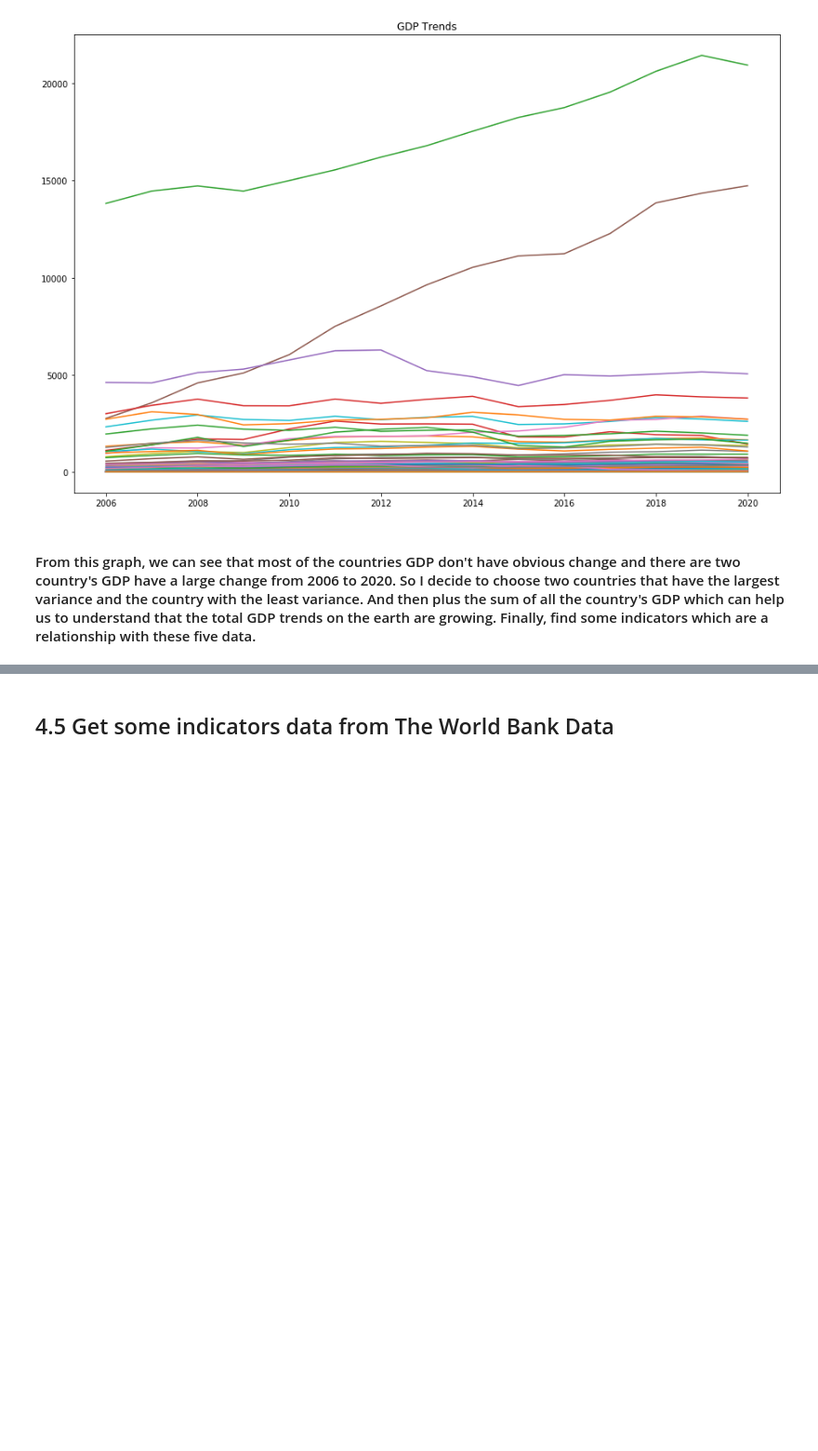
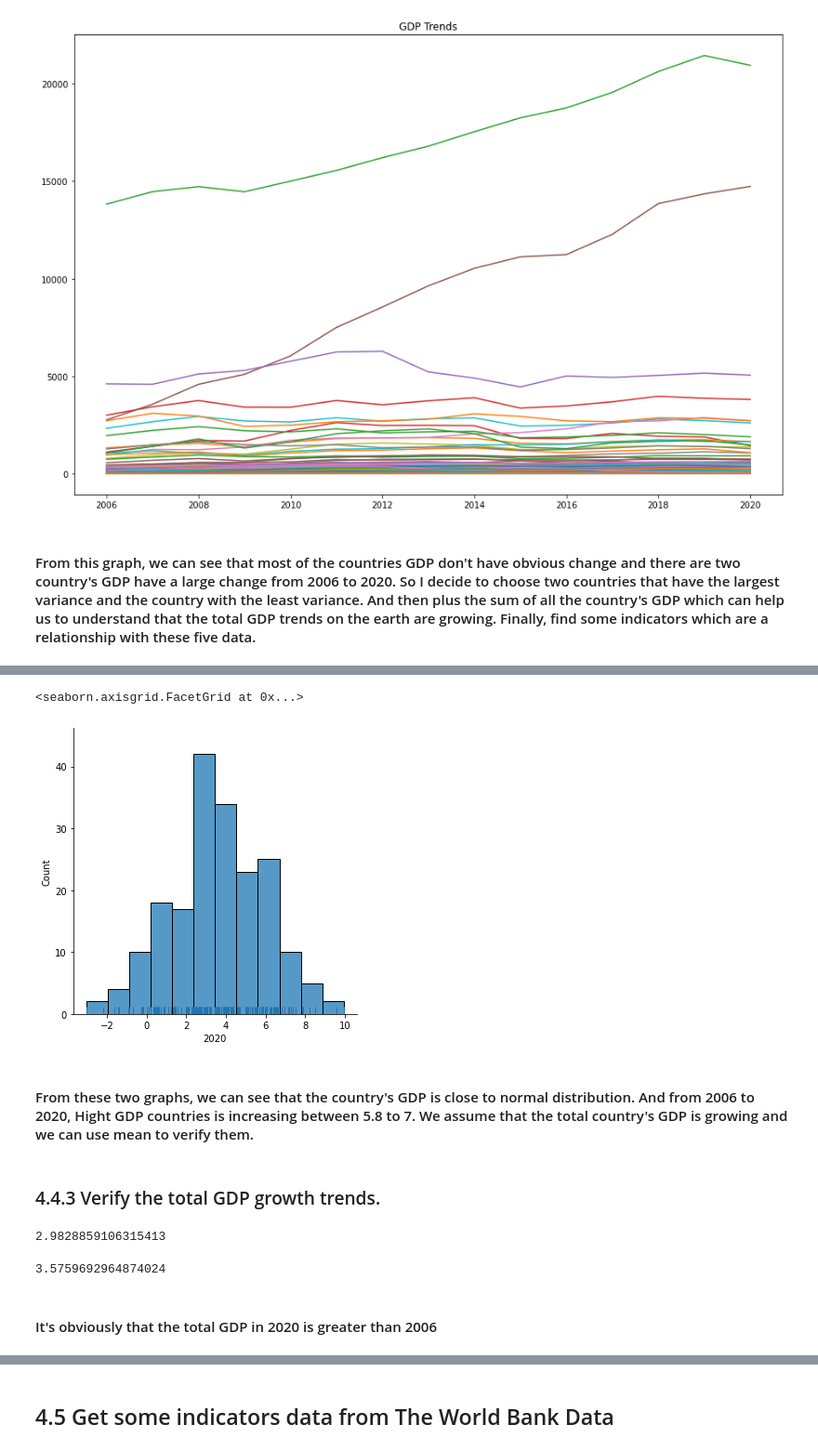
Before and after one commit to NewThread-ZY/DAV5400, a Jupyter notebook: Z_Wang_FInalProject.ipynb, the cells around one changed output, grey strips where cells are left out. Shown at 93% size. Saved outputs shown, nothing was run; the diff lists cells and outputs as text; code cells hidden in the pictures; blank space fills up the shorter version.

```diff
--- a/Z_Wang_FInalProject.ipynb
+++ b/Z_Wang_FInalProject.ipynb
@@ -217,0 +226,19 @@ plt.show()
+# %%
+sns.displot(np.log(df1_gdp[2020]), kde=False, rug=True)
+# %% [output]
+<seaborn.axisgrid.FacetGrid at 0x...>
+[figure, added]
+# %% [markdown]
+#### From these two graphs, we can see that the country's GDP is close to normal distribution. And from 2006 to 2020, Hight GDP countries is increasing between 5.8 to 7. We assume that the total country's GDP is growing and we can use mean to verify them.
+# %% [markdown]
+### 4.4.3 Verify the total GDP growth trends.
+# %%
+np.log(df1_gdp[2006]).mean()
+# %% [output]
+2.9828859106315413
+# %%
+np.log(df1_gdp[2020]).mean()
+# %% [output]
+3.5759692964874024
+# %% [markdown]
+#### It's obviously that the total GDP in 2020 is greater than 2006
```
Also changed, not shown: parts of 42 cells of this notebook, 2 other files.
